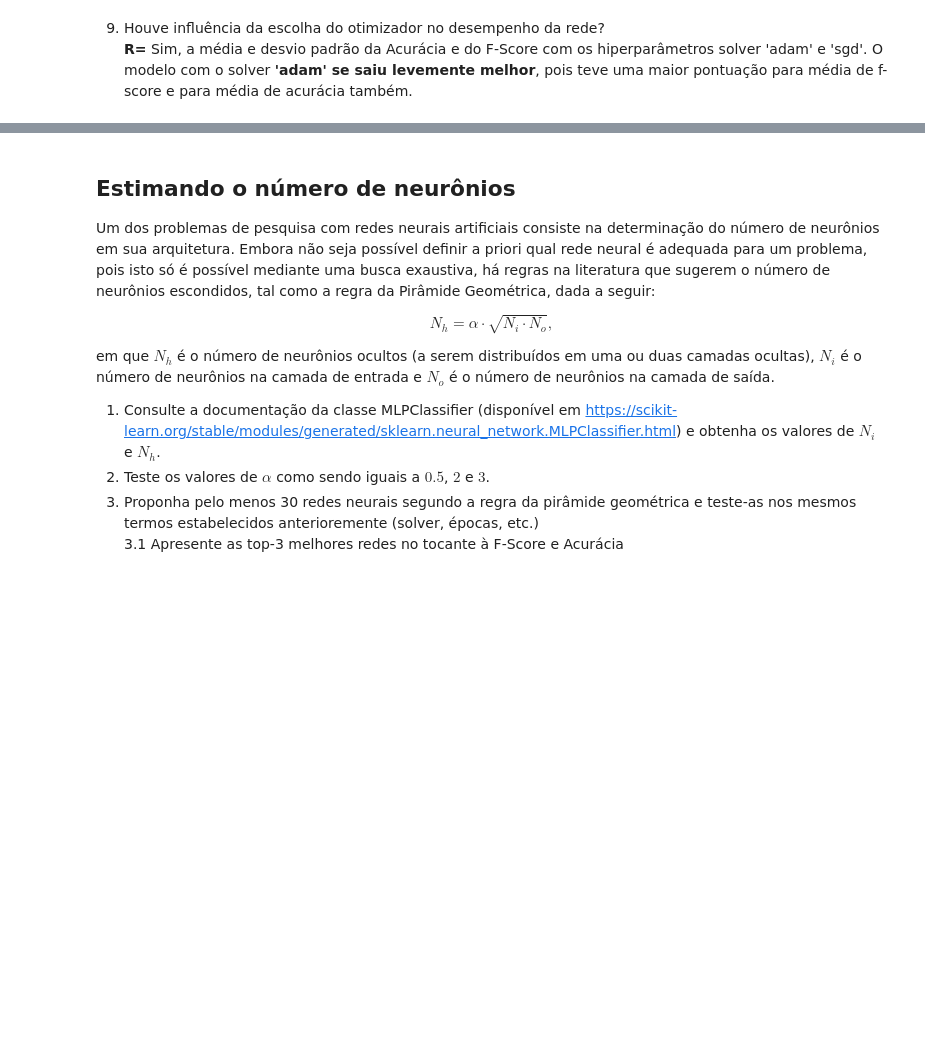
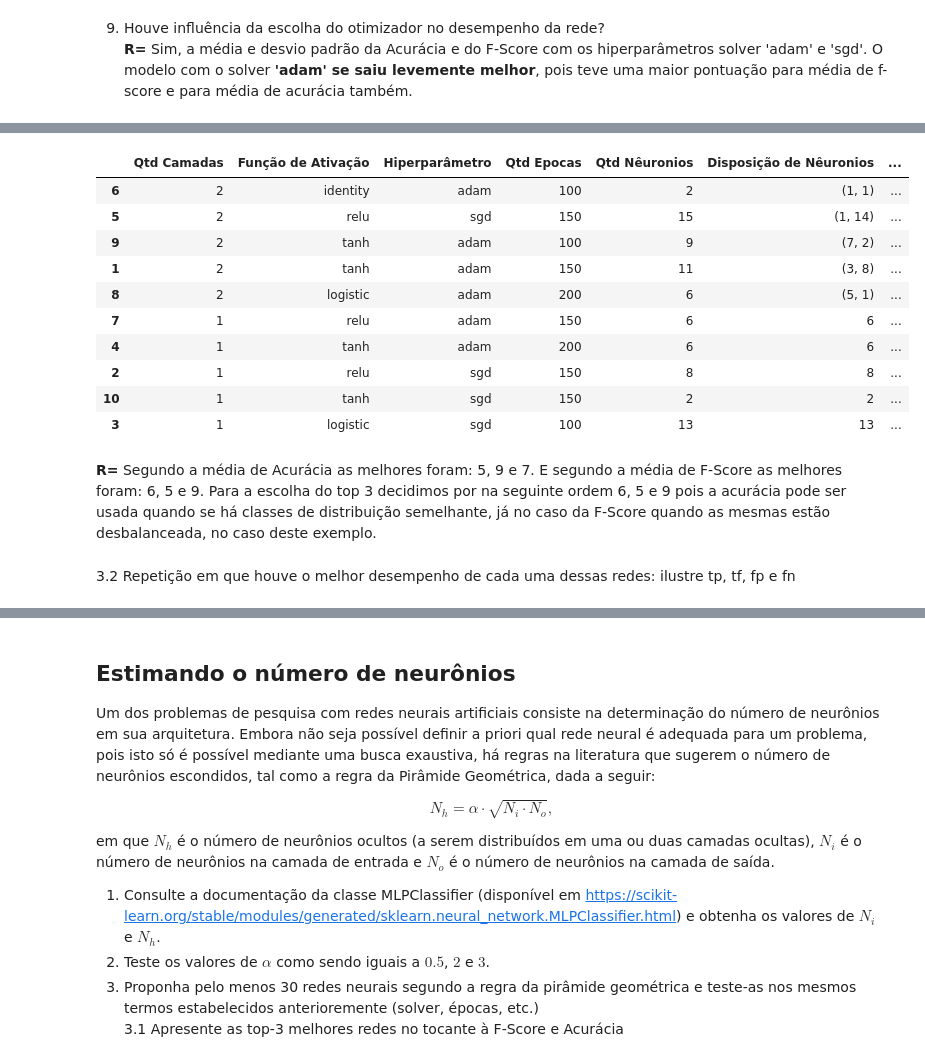
Before and after one commit to elloa-uea/projeto-pratico-3-equipe-ultra-mega-dinamite, a Jupyter notebook: notebooks/PP3.3 - Proposição e Avaliação de RNAs.ipynb, the cells around one changed output, grey strips where cells are left out. Drawn from its saved outputs; the diff is of its cells as text; code cells hidden in the pictures; blank space fills up the shorter version.

```diff
--- a/notebooks/PP3.3 - Proposição e Avaliação de RNAs.ipynb
+++ b/notebooks/PP3.3 - Proposição e Avaliação de RNAs.ipynb
@@ -227,0 +303,18 @@ Variando  os parâmetros (uma ou duas camadas ocultas, com diferente números de
+# %%
+result.sort_values(["Média F-Score"], ascending=False)
+# %% [output]
+|  | Qtd Camadas | Função de Ativação | Hiperparâmetro | Qtd Epocas | Qtd Nêuronios | Disposição de Nêuronios | ... |
+| 6 | 2 | identity | adam | 100 | 2 | (1, 1) | ... |
+| 5 | 2 | relu | sgd | 150 | 15 | (1, 14) | ... |
+| 9 | 2 | tanh | adam | 100 | 9 | (7, 2) | ... |
+| 1 | 2 | tanh | adam | 150 | 11 | (3, 8) | ... |
+| 8 | 2 | logistic | adam | 200 | 6 | (5, 1) | ... |
+| 7 | 1 | relu | adam | 150 | 6 | 6 | ... |
+| 4 | 1 | tanh | adam | 200 | 6 | 6 | ... |
+| 2 | 1 | relu | sgd | 150 | 8 | 8 | ... |
+| 10 | 1 | tanh | sgd | 150 | 2 | 2 | ... |
+| 3 | 1 | logistic | sgd | 100 | 13 | 13 | ... |
+# %% [markdown]
+**R=** Segundo a média de Acurácia as melhores foram: 5, 9 e 7. E segundo a média de F-Score as melhores foram: 6, 5 e 9. Para a escolha do top 3 decidimos por na seguinte ordem 6, 5 e 9 pois a acurácia pode ser usada quando se há classes de distribuição semelhante, já no caso da F-Score quando as mesmas estão desbalanceada, no caso deste exemplo.
+# %% [markdown]
+3.2 Repetição em que houve o melhor desempenho de cada uma dessas redes: ilustre tp, tf, fp e fn
```
Also changed, not shown: parts of 19 cells of this notebook.
